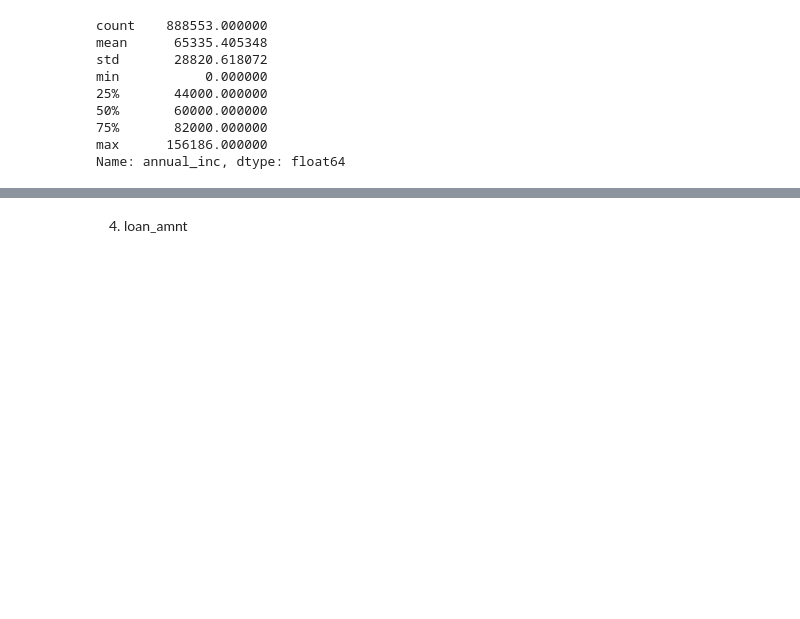
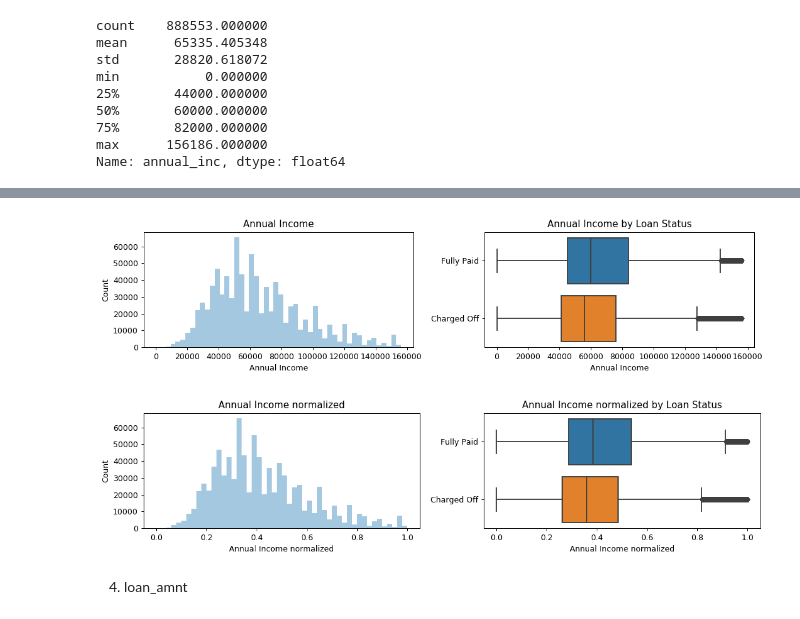
Before and after one commit to vaishka/Capstone1, a Jupyter notebook: CapStone1Models.ipynb, the cells around one changed output, grey strips where cells are left out. Saved outputs shown, nothing was run; the diff lists cells and outputs as text; code cells hidden in the pictures; blank space fills up the shorter version.

```diff
--- a/CapStone1Models.ipynb
+++ b/CapStone1Models.ipynb
@@ -146,6 +168,7 @@ dtype: int64
 # %%
 total_num = df_cleanAppl.isnull().sum().sort_values(ascending=False)
-perc = df_cleanAppl.isnull().sum()/df_cleanAppl.isnull().count() *100
+#perc = df_cleanAppl.isnull().sum()/df_cleanAppl.isnull().count() *100
+perc = df_cleanAppl.isnull().sum()/len(df_cleanAppl) *100
 perc1 = (round(perc,2).sort_values(ascending=False))
 
 # Creating a data frame:
@@ -186,8 +209,8 @@ Total Missing Values    143
 Percentage %            143
 dtype: int64
 # %%
-# drop all those features that has more than 50% missing values
-df_NewAppl = df_cleanAppl.drop(df_miss[df_miss["Percentage %"]>50]["index"], axis = 1)
+# drop all those features that has more than 80% missing values
+df_NewAppl = df_cleanAppl.drop(df_miss[df_miss["Percentage %"]>80]["index"], axis = 1)
 # %%
 df_NewAppl.shape
 # %% [output]
@@ -249,7 +272,7 @@ sorted(df_NewAppl.columns)
 df_NewAppl.zip_code = df_NewAppl.zip_code.str.replace("xx","")
 # %%
 #Next is formatting the dates- for e.g. Oct-2013 to 2015-10-01  format
-df_NewAppl.issue_d = pd.to_datetime(df_NewAppl.issue_d,infer_datetime_format=True)
+#df_NewAppl.issue_d = pd.to_datetime(df_NewAppl.issue_d,infer_datetime_format=True)
 df_NewAppl['earliest_cr_line'] = pd.to_datetime(df_NewAppl['earliest_cr_line'],infer_datetime_format=True)
 # %% [markdown]
 Next is cleaning up the employment length feature as follows-
@@ -301,8 +326,8 @@ mort_acc                    3.00
 pub_rec_bankruptcies        0.00
 dtype: float64
 # %%
-Num_list = ['loan_amnt', 'int_rate', 'installment', 'emp_length','annual_inc', 'dti','open_acc','pub_rec','revol_bal', 'revol_util', 'total_acc','mort_acc','pub_rec_bankruptcies', ]
-df_NewApplNum = df_NewAppl[Num_list]
+##Num_list = ['loan_amnt', 'int_rate', 'installment', 'emp_length','annual_inc', 'dti','open_acc','pub_rec','revol_bal', 'revol_util', 'total_acc','mort_acc','pub_rec_bankruptcies', ]
+##df_NewApplNum = df_NewAppl[Num_list]
 # %%
 df_NewApplReduced = df_NewAppl[~((df_NewApplNum < (Q1 - 1.5 * IQR)) |(df_NewApplNum > (Q3 + 1.5 * IQR))).any(axis=1)]
 # %%
@@ -478,3 +524,12 @@ Fully Paid   717557.0  4.777117  0.212727  0.0  4.653222  4.778158  4.924284  5.
+# %%
+#lets compare and chaeck if both ditributions are same after normalization
+plot_var('annual_inc', 'Annual Income', continuous=True)
+plot_var('annual_inc_norm', 'Annual Income normalized', continuous=True)
+
+#yes! they are same. So hence forth we will use annual_inc_norm
+# %% [output]
+[figure, added]
+[figure, added]
 # %% [markdown]
 4. loan_amnt
 # %%
```
Also changed, not shown: parts of 83 cells of this notebook.
